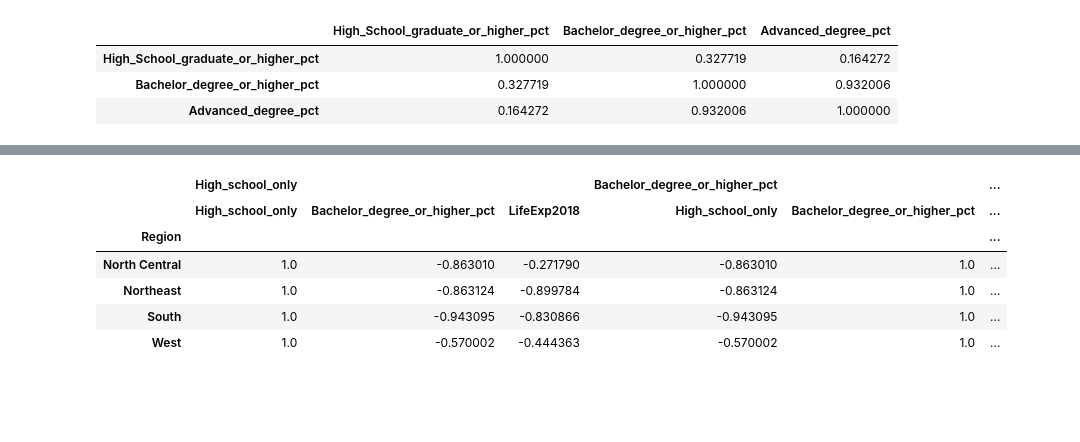
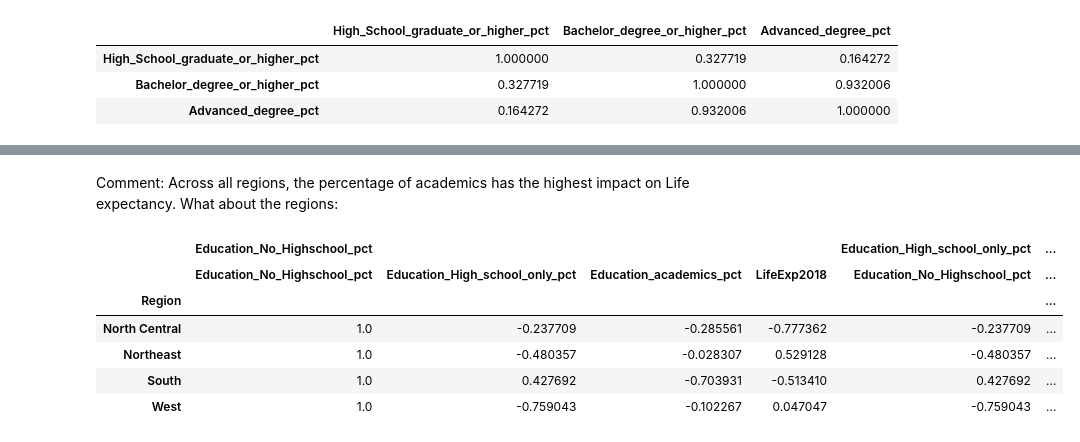
Before and after one commit to maxjoerg/manning_demographic_data_analysis, a Jupyter notebook: visualization.ipynb, the cells around one changed output, grey strips where cells are left out. Saved outputs shown, nothing was run; the diff lists cells and outputs as text; code cells hidden in the pictures; blank space fills up the shorter version.

```diff
--- a/visualization.ipynb
+++ b/visualization.ipynb
@@ -554,0 +599,15 @@ df_all.head()
+# %%
+### now we change the column order and get rid of some columns
+
+column_names =  ['Education_No_Highschool_pct','Education_High_school_only_pct', 'Education_Bachelor_only_pct', 'Education_academics_pct',
+       'Education_postgraduate_pct', 'LifeExp2018', 'LifeExp2010',
+       'MaleLifeExp', 'FemLifeExp', 'Population_2015',
+       'Murders_manslaughter_2015', 'Murders_2015', 'Gun_Murders_2015',
+       'Gun_Ownership_2013', 'Murder_Manslaughter_Rate_per_100000_2015',
+       'Murder_Rate_per_100000_2015', 'Gun_Murder_Rate_per_100000_2015',
+       'TotalSqMi', 'TotalKmQ', 'LandSqMi', 'LandKmQ', 'LandPer', 'WaterSqMi',
+       'WaterKmQ', 'WaterPer', 'Income2017', 'Income2016', 'Income2015',
+       'Income2014', 'Income2013', 'Income2012', 'Income2011', 'Income2010',
+       'Income2009', 'Income2008', 'Income2007', 'Abb', 'Region', 'Division' ]
+
+df_all_enhanced = df_all_enhanced.reindex(columns=column_names)
@@ -554,0 +651,8 @@ df_all.head()
+# %%
+labels = ["low", "medium", "high"]
+#pandas.qcut(x, q, labels=None, retbins=False, precision=3, duplicates='raise')
+df_all_enhanced.loc[:,"No_Highschool_pct_cat"] = pd.qcut(df_all_enhanced.Education_No_Highschool_pct, 3, labels=labels)
+# %%
+df_all_enhanced.loc[:,"Highschool_only_pct_cat"] = pd.qcut(df_all_enhanced.Education_High_school_only_pct, 3, labels=labels)
+# %%
+df_all_enhanced.loc[:,"Academics_pct_cat"] = pd.qcut(df_all_enhanced.Education_academics_pct, 3, labels=labels)
@@ -555,10 +781,14 @@ df_all.head()
+# %% [markdown]
+Comment: Across all regions, the percentage of academics has the highest impact on Life expectancy.
+What about the regions:
 # %%
-df_all.groupby('Region')[["High_school_only","Bachelor_degree_or_higher_pct","LifeExp2018" ]].corr().unstack()
+df_all_enhanced.groupby('Region')[["Education_No_Highschool_pct","Education_High_school_only_pct","Education_academics_pct","LifeExp2018" ]]. \
+corr().unstack()
 # %% [output]
-|  | High_school_only |  |  | Bachelor_degree_or_higher_pct |  | ... |
-|  | High_school_only | Bachelor_degree_or_higher_pct | LifeExp2018 | High_school_only | Bachelor_degree_or_higher_pct | ... |
+|  | Education_No_Highschool_pct |  |  |  | Education_High_school_only_pct | ... |
+|  | Education_No_Highschool_pct | Education_High_school_only_pct | Education_academics_pct | LifeExp2018 | Education_No_Highschool_pct | ... |
 | Region |  |  |  |  |  | ... |
-| North Central | 1.0 | -0.863010 | -0.271790 | -0.863010 | 1.0 | ... |
-| Northeast | 1.0 | -0.863124 | -0.899784 | -0.863124 | 1.0 | ... |
-| South | 1.0 | -0.943095 | -0.830866 | -0.943095 | 1.0 | ... |
-| West | 1.0 | -0.570002 | -0.444363 | -0.570002 | 1.0 | ... |
+| North Central | 1.0 | -0.237709 | -0.285561 | -0.777362 | -0.237709 | ... |
+| Northeast | 1.0 | -0.480357 | -0.028307 | 0.529128 | -0.480357 | ... |
+| South | 1.0 | 0.427692 | -0.703931 | -0.513410 | 0.427692 | ... |
+| West | 1.0 | -0.759043 | -0.102267 | 0.047047 | -0.759043 | ... |
```
Also changed, not shown: parts of 65 cells of this notebook.
